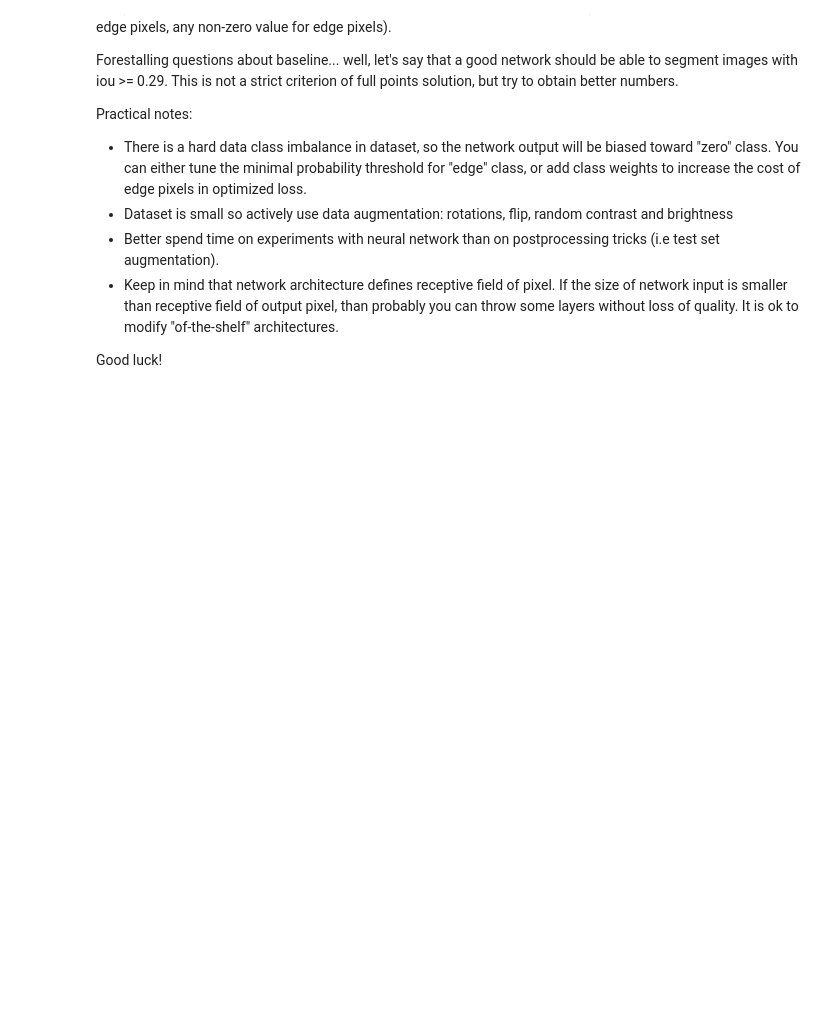
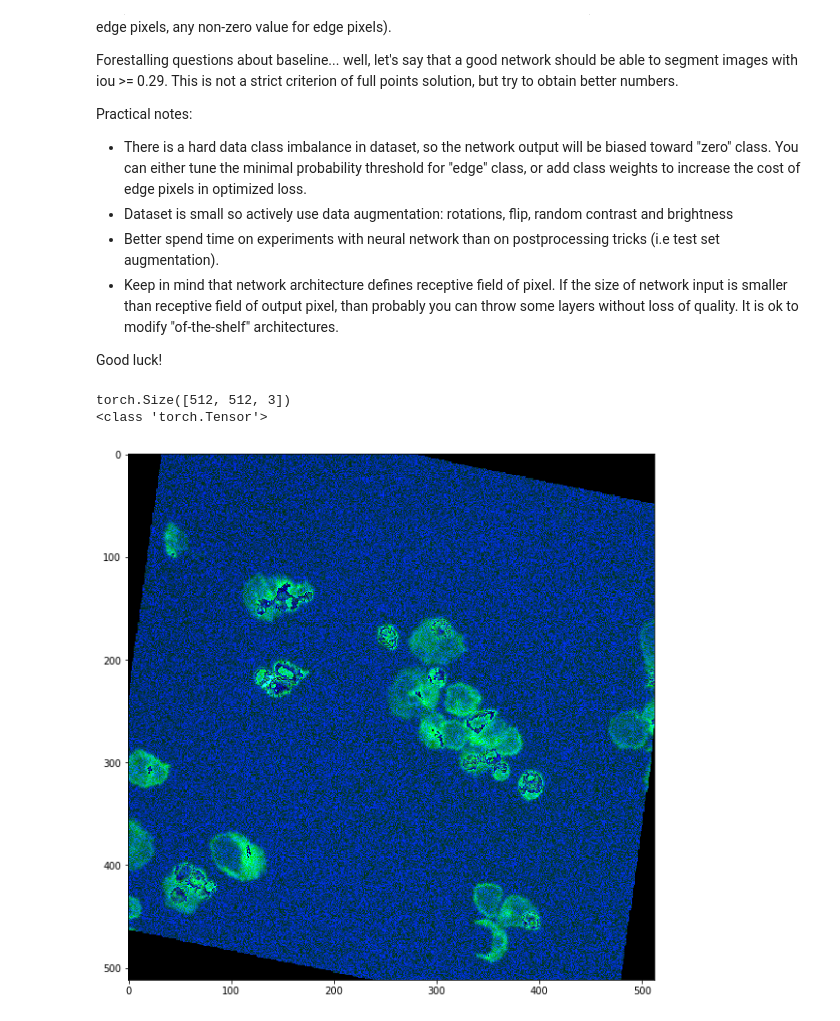
Before and after one commit to dzisandy/Deep-Learning, a Jupyter notebook: HW3/homework03_part1_both.ipynb, the cells around one changed output. Drawn from its saved outputs; the diff is of its cells as text; code cells hidden in the pictures; blank space fills up the shorter version.

```diff
--- a/HW3/homework03_part1_both.ipynb
+++ b/HW3/homework03_part1_both.ipynb
@@ -78,0 +84,40 @@ def calc_iou(prediction, ground_truth):
+# %%
+class Dataset(Dataset):
+    def __init__(self, root_dir, transform=None):
+        self.root_dir = root_dir
+        self.transform = transform
+        self.items = next(os.walk(root_dir))[2]
+
+    def __len__(self):
+        return len(self.items)
+
+    def __getitem__(self, idx):
+        img_name = os.path.join(self.root_dir,
+                                self.items[idx])
+        sample = sp.misc.imread(img_name)
+        image = Image.fromarray(sample)
+
+        if self.transform:
+            image = self.transform(image)
+
+        return np.array(image)
+# %%
+dataset = Dataset('BBBC018_v1_images-fixed/train', transform = transforms.Compose([
+        transforms.RandomRotation(5),
+        transforms.RandomHorizontalFlip(),
+        transforms.RandomAffine(degrees = 10, shear = 10)
+        ]))
+# %%
+train_loader = torch.utils.data.DataLoader(dataset, batch_size=3,shuffle=True)
+# %%
+plt.figure(figsize = (10,10))
+for X in train_loader:
+    print(X[0].size())
+    print(type(X[0]))
+    plt.imshow(X[0])
+    plt.show()
+    break
+# %% [output]
+torch.Size([512, 512, 3])
+<class 'torch.Tensor'>
+[figure, added]
```
Also changed, not shown: parts of 2 cells of this notebook.
